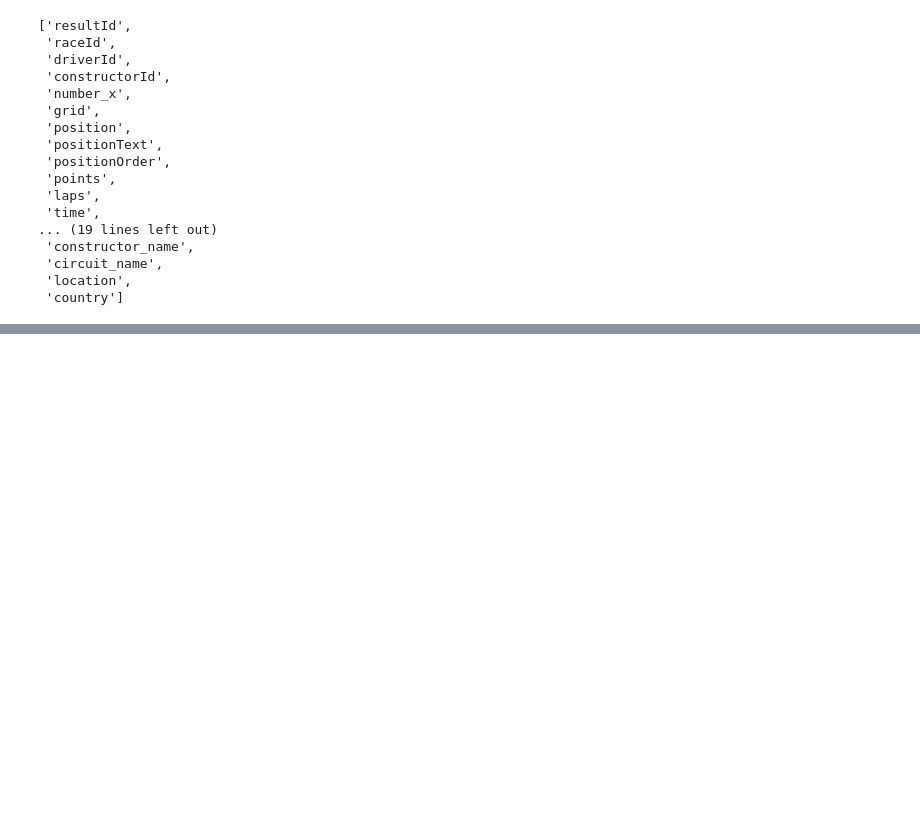
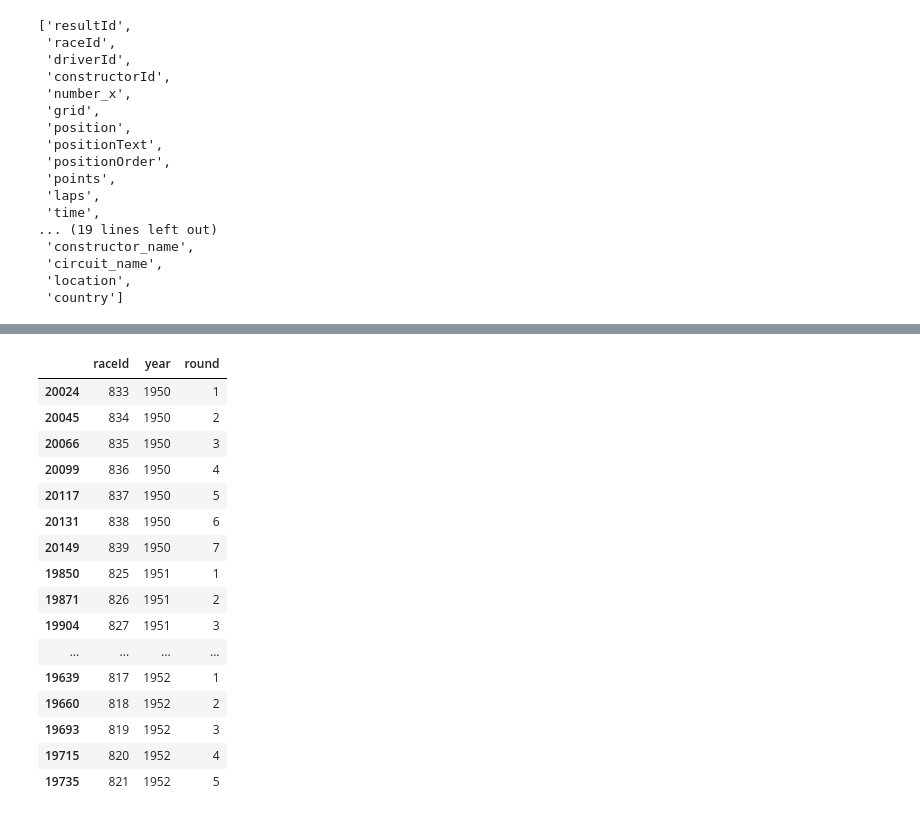
Before and after one commit to Tosin1611/Formula-One-Prediction-Project, a Jupyter notebook: notebooks/01_load_and_clean.ipynb, the cells around one changed output, grey strips where cells are left out. Cells and saved outputs as stored; diff of their text form; code cells hidden in the pictures; blank space fills up the shorter version.

```diff
--- a/notebooks/01_load_and_clean.ipynb
+++ b/notebooks/01_load_and_clean.ipynb
@@ -180,0 +262,21 @@ merged.columns.tolist()
+# %%
+merged_sorted = merged.sort_values(['year', 'round'])
+merged_sorted[['raceId', 'year', 'round']].drop_duplicates().head(20)
+# %% [output]
+|  | raceId | year | round |
+| 20024 | 833 | 1950 | 1 |
+| 20045 | 834 | 1950 | 2 |
+| 20066 | 835 | 1950 | 3 |
+| 20099 | 836 | 1950 | 4 |
+| 20117 | 837 | 1950 | 5 |
+| 20131 | 838 | 1950 | 6 |
+| 20149 | 839 | 1950 | 7 |
+| 19850 | 825 | 1951 | 1 |
+| 19871 | 826 | 1951 | 2 |
+| 19904 | 827 | 1951 | 3 |
+| ... | ... | ... | ... |
+| 19639 | 817 | 1952 | 1 |
+| 19660 | 818 | 1952 | 2 |
+| 19693 | 819 | 1952 | 3 |
+| 19715 | 820 | 1952 | 4 |
+| 19735 | 821 | 1952 | 5 |
```
Also changed, not shown: parts of 9 cells of this notebook.
